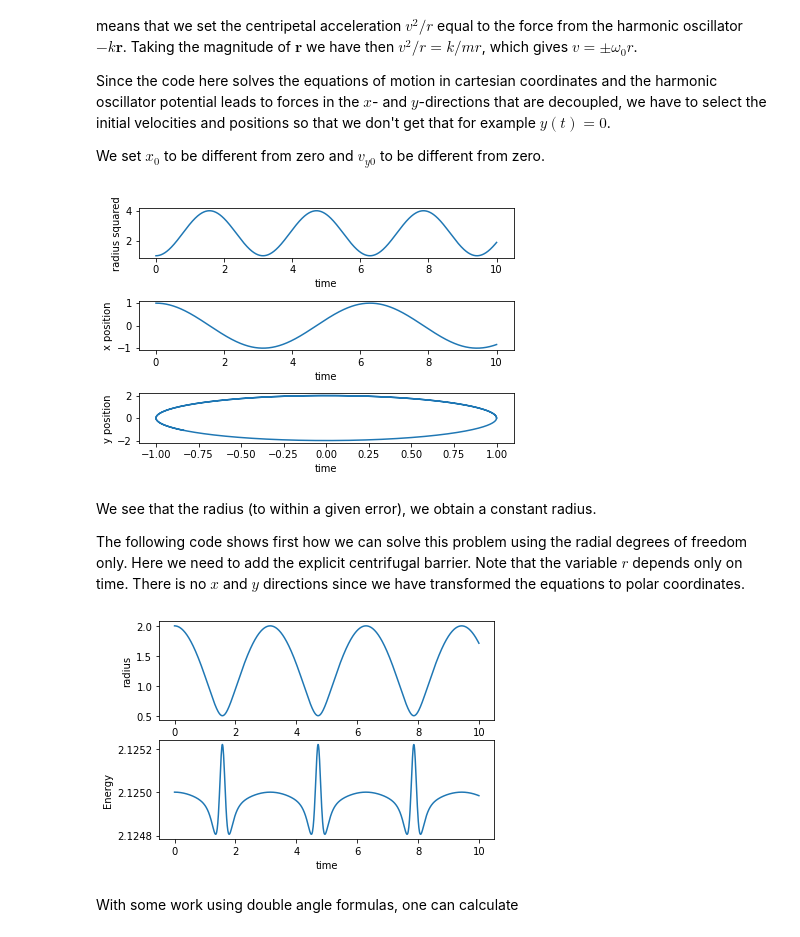
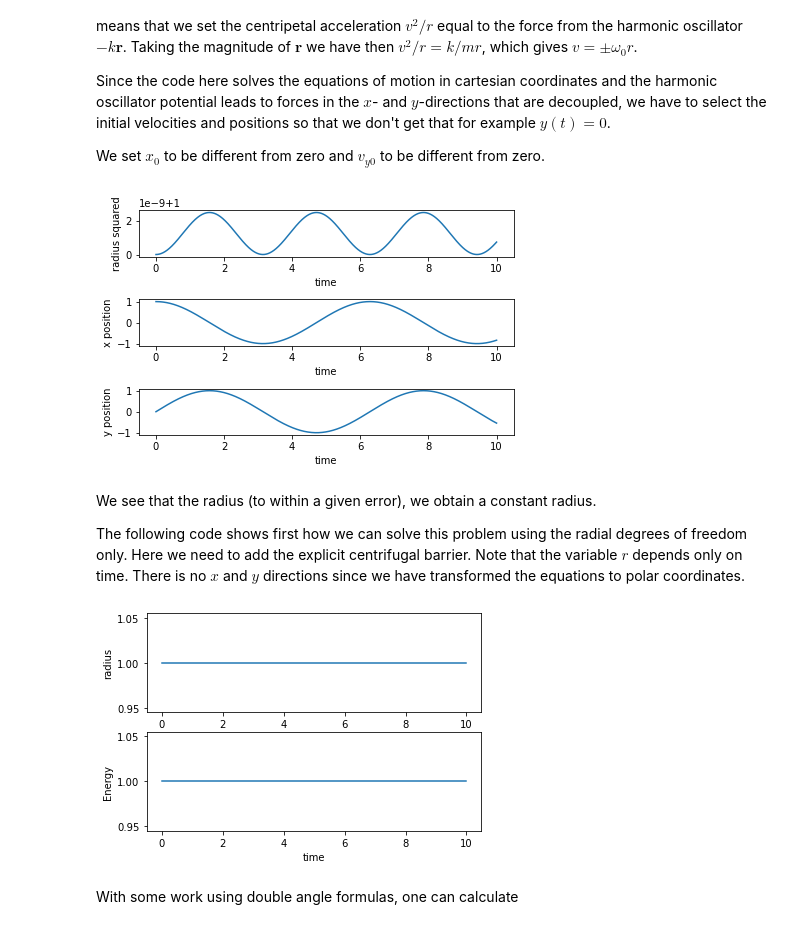
Before and after one commit to mhjensen/Physics321, a Jupyter notebook: doc/pub/week12/ipynb/week12.ipynb, the cells around one changed output. Cells and saved outputs as stored; diff of their text form; code cells hidden in the pictures.

```diff
--- a/doc/pub/week12/ipynb/week12.ipynb
+++ b/doc/pub/week12/ipynb/week12.ipynb
@@ -550,7 +550,8 @@ rmin = (AngMom*AngMom/k/m)**0.25
 # Initial conditions as compact 2-dimensional arrays, x0=rmin and y0 = 0
 x0 = rmin; y0= 0.0
 r0 = np.array([x0,y0])
-vy0 = 2.0 ; vx0 = 0.0 #sqrt(omega02)*rmin; vx0 = 0.0
+#vy0 = 2.0 ; vx0 = 0.0
+vy0 = sqrt(omega02)*rmin; vx0 = 0.0
 v0 = np.array([vx0,vy0])
 r[0] = r0
 v[0] = v0
@@ -574,13 +575,13 @@ ax[1].set_ylabel('x position')
 ax[1].plot(t,r[:,0])
 ax[2].set_xlabel('time')
 ax[2].set_ylabel('y position')
-ax[2].plot(r[:,0],r[:,1])
+ax[2].plot(t,r[:,1])
 
 fig.tight_layout()
 save_fig("2DimHOVV")
 plt.show()
 # %% [output]
-[figure, old version]
+[figure, new version]
 # %% [markdown]
 We see that the radius (to within a given error), we obtain a constant radius.
 
@@ -605,35 +606,35 @@ k = 1.0
 omega02 = k/m
 c1 = AngMom*AngMom/(m*m)
 c2 = AngMom*AngMom/m
 rmin = (AngMom*AngMom/k/m)**0.25
 # Initial conditions
-r0 = 2*rmin
+r0 = rmin
 v0 = 0.0
 r[0] = r0
 v[0] = v0
 E[0] = 0.5*m*v0*v0+0.5*k*r0*r0+0.5*c2/(r0*r0)
 # Start integrating using the Velocity-Verlet  method
 for i in range(n-1):
     # Set up acceleration
     a = -r[i]*omega02+c1/(r[i]**3)
     # update velocity, time and position using the Velocity-Verlet method
     r[i+1] = r[i] + DeltaT*v[i]+0.5*(DeltaT**2)*a
     anew = -r[i+1]*omega02+c1/(r[i+1]**3)
     v[i+1] = v[i] + 0.5*DeltaT*(a+anew)
     t[i+1] = t[i] + DeltaT
     E[i+1] = 0.5*m*v[i+1]*v[i+1]+0.5*k*r[i+1]*r[i+1]+0.5*c2/(r[i+1]*r[i+1])
     # Plot position as function of time
 fig, ax = plt.subplots(2,1)
 ax[0].set_xlabel('time')
 ax[0].set_ylabel('radius')
 ax[0].plot(t,r)
 ax[1].set_xlabel('time')
 ax[1].set_ylabel('Energy')
 ax[1].plot(t,E)
 save_fig("RadialHOVV")
 plt.show()
 # %% [output]
-[figure, old version]
+[figure, new version]
 # %% [markdown]
 With some work using double angle formulas, one can calculate
 # %% [markdown]
```
Also changed, not shown: 4 other files.
